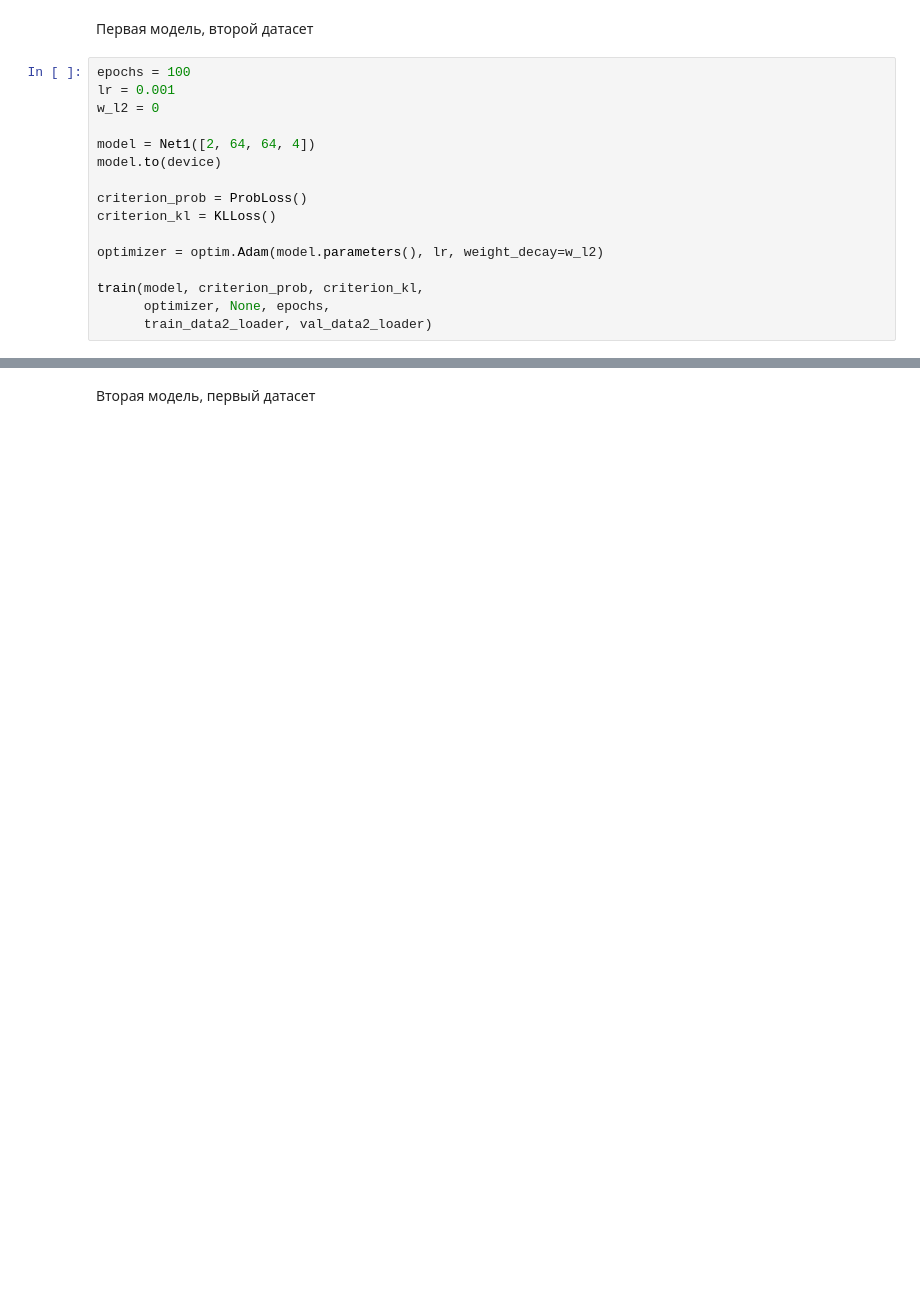
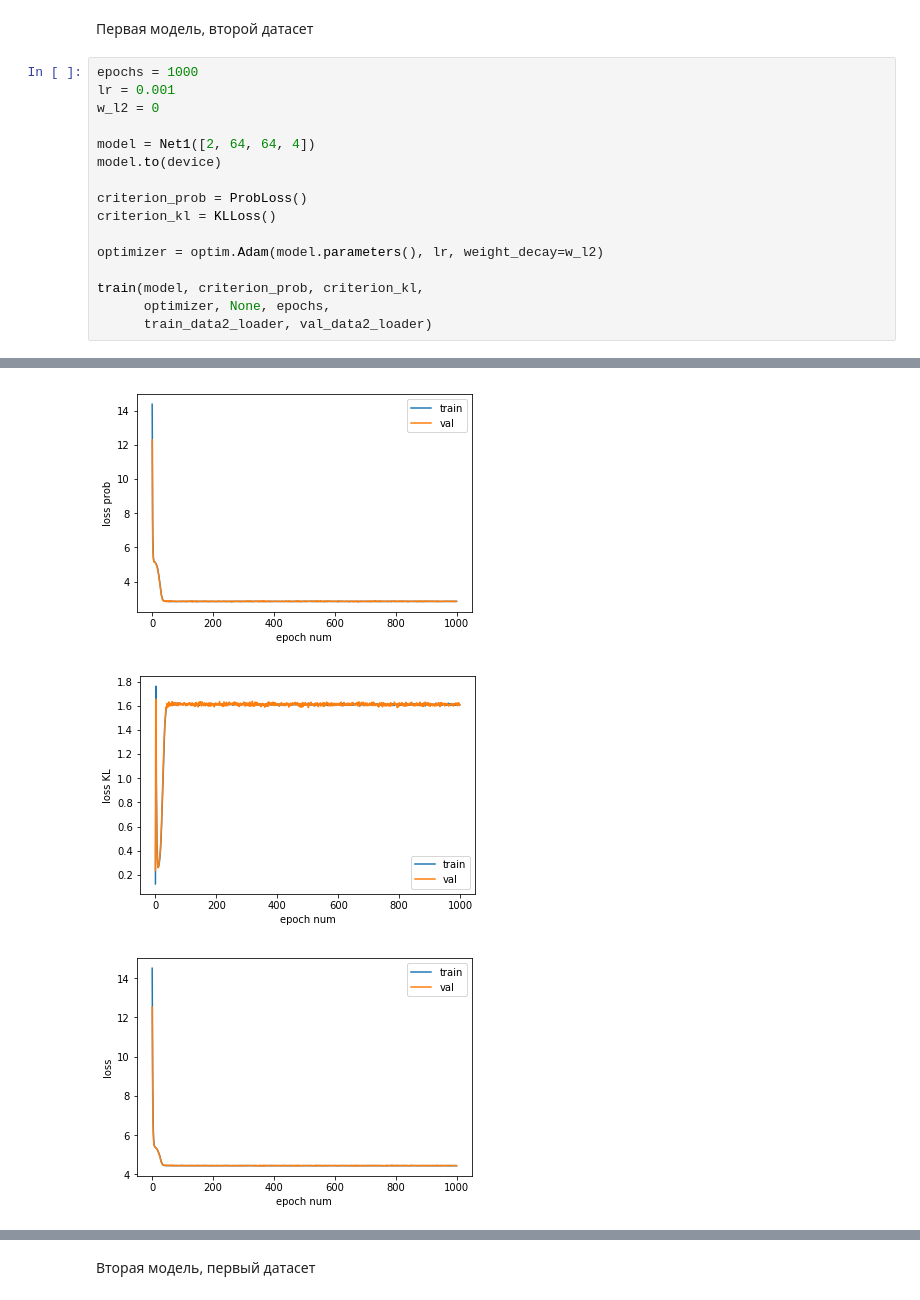
Before and after one commit to GrigoryBartosh/hse07_dul, a Jupyter notebook: hw31.ipynb, the cells around one changed output, grey strips where cells are left out. Saved outputs shown, nothing was run; the diff lists cells and outputs as text; blank space fills up the shorter version.

```diff
--- a/hw31.ipynb
+++ b/hw31.ipynb
@@ -318,7 +329,7 @@ sample(model)
 # %% [markdown]
 Первая модель, второй датасет
 # %%
-epochs = 100
+epochs = 1000
 lr = 0.001
 w_l2 = 0
 
@@ -333,3 +344,4 @@ optimizer = optim.Adam(model.parameters(), lr, weight_decay=w_l2)
 train(model, criterion_prob, criterion_kl,
       optimizer, None, epochs,
       train_data2_loader, val_data2_loader)
+# %% [output]
@@ -336,3 +349,6 @@ train(model, criterion_prob, criterion_kl,
+[figure, added]
+[figure, added]
+[figure, added]
 # %%
 model.eval()
 sample(model)
```
Also changed, not shown: parts of 15 cells of this notebook.
